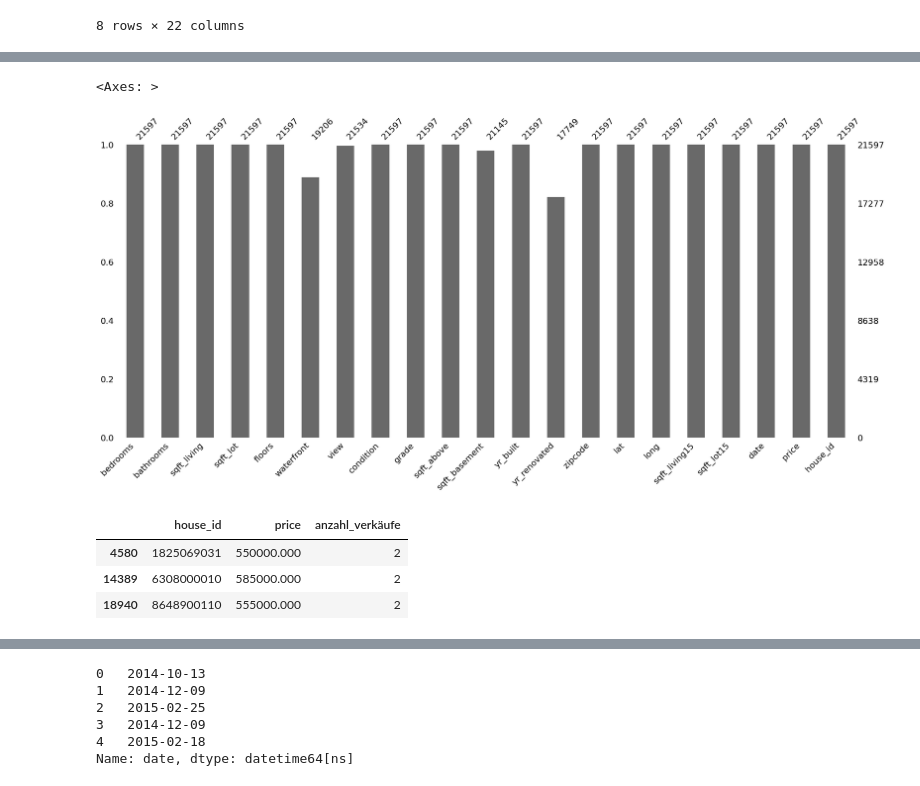
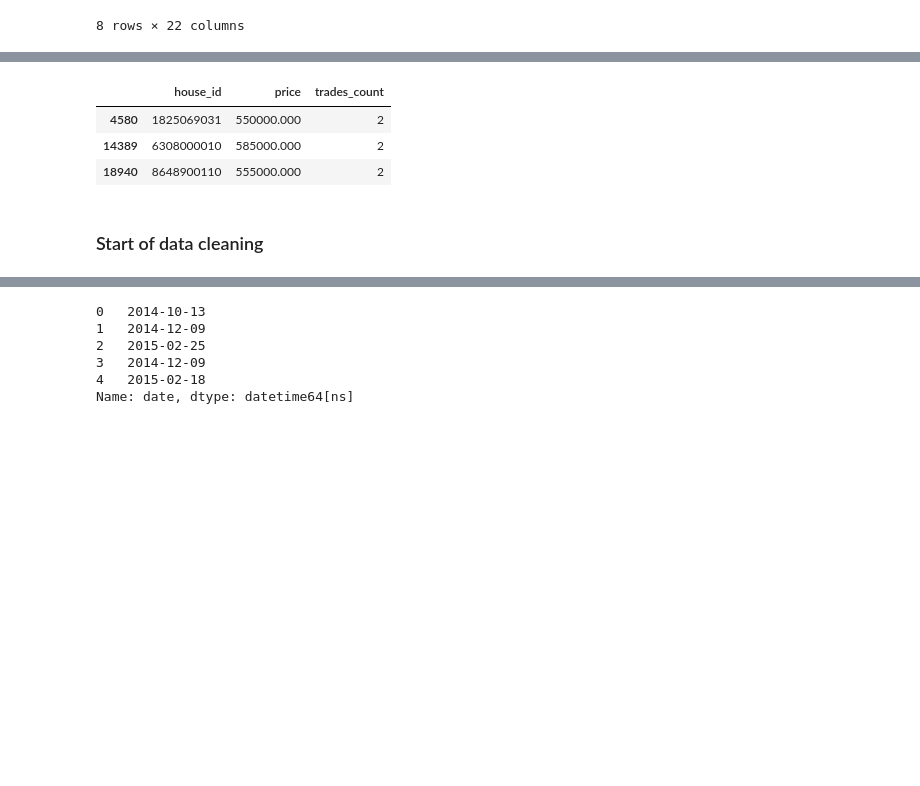
Before and after one commit to TheScieeentist/EDA_Project_RealEstate, a Jupyter notebook: EDA.ipynb, the cells around one changed output, grey strips where cells are left out. Cells and saved outputs as stored; diff of their text form; code cells hidden in the pictures; blank space fills up the shorter version.

```diff
--- a/EDA.ipynb
+++ b/EDA.ipynb
@@ -115,0 +123,18 @@ Col_List
+# %%
+# check how many duplicated rows exist in the data set - in particular for the
+# house_ids as one house might be sold multiple times
+
+db_request[['house_id', 'price']].duplicated().value_counts()
+
+grp_trades_df = db_request.groupby(['house_id','price'])['date'].count().reset_index(name='trades_count')
+multi_trades = grp_trades_df[grp_trades_df['trades_count'] > 1]
+multi_trades
+# no real duplicates as the duplicated house_ids do not have the same date of sale or price,
+# which means: they just have been sold multiple times
+# %% [output]
+|  | house_id | price | trades_count |
+| 4580 | 1825069031 | 550000.000 | 2 |
+| 14389 | 6308000010 | 585000.000 | 2 |
+| 18940 | 8648900110 | 555000.000 | 2 |
+# %% [markdown]
+### Start of data cleaning
@@ -118,21 +145,0 @@ Col_List
-# %%
-msno.bar(db_request)
-# %% [output]
-<Axes: >
-[figure, removed]
-# %%
-# check how many duplicated rows exist in the data set - in particular for the
-# house_ids as one house might be sold multiple times
-
-db_request[['house_id', 'price']].duplicated().value_counts()
-
-grouped_df = db_request.groupby(['house_id', 'price'])['date'].count().reset_index(name='anzahl_verkäufe')
-doppelte_verkäufe = grouped_df[grouped_df['anzahl_verkäufe'] > 1]
-doppelte_verkäufe
-# no real duplicates as the duplicated house_ids do not have the same date of sale or price,
-# which means: they just have ben sold multiple times
-# %% [output]
-|  | house_id | price | anzahl_verkäufe |
-| 4580 | 1825069031 | 550000.000 | 2 |
-| 14389 | 6308000010 | 585000.000 | 2 |
-| 18940 | 8648900110 | 555000.000 | 2 |
```
Also changed, not shown: parts of 53 cells of this notebook, 2 other files.
